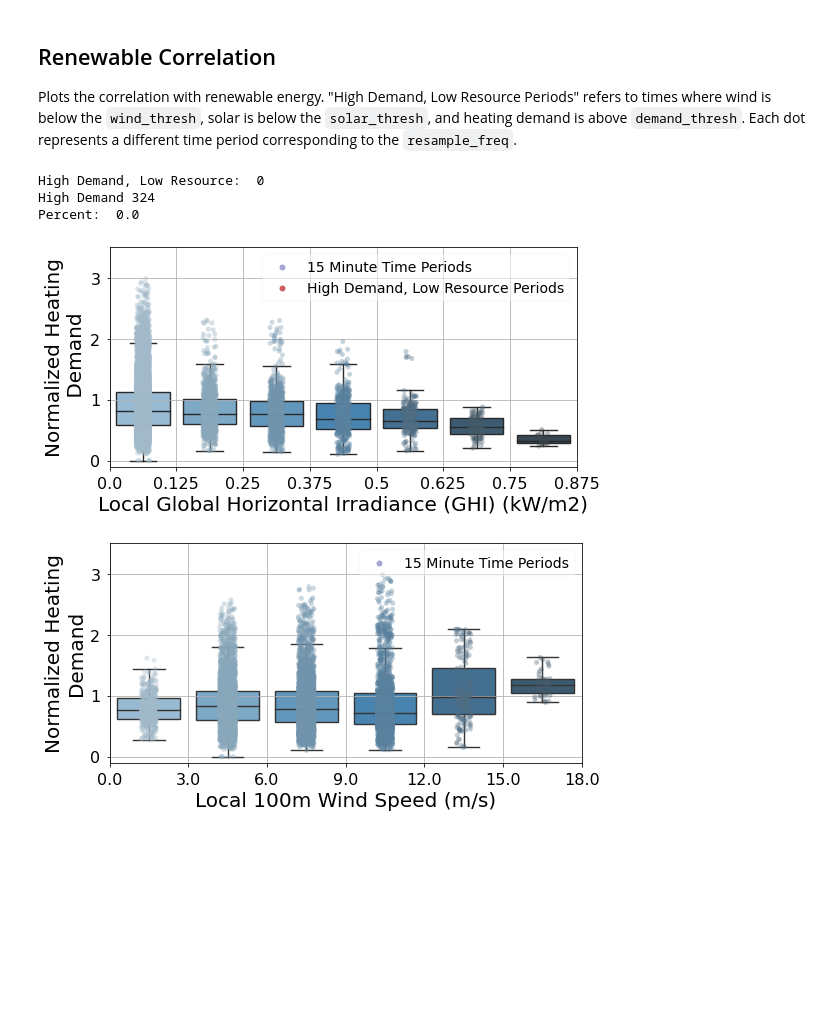
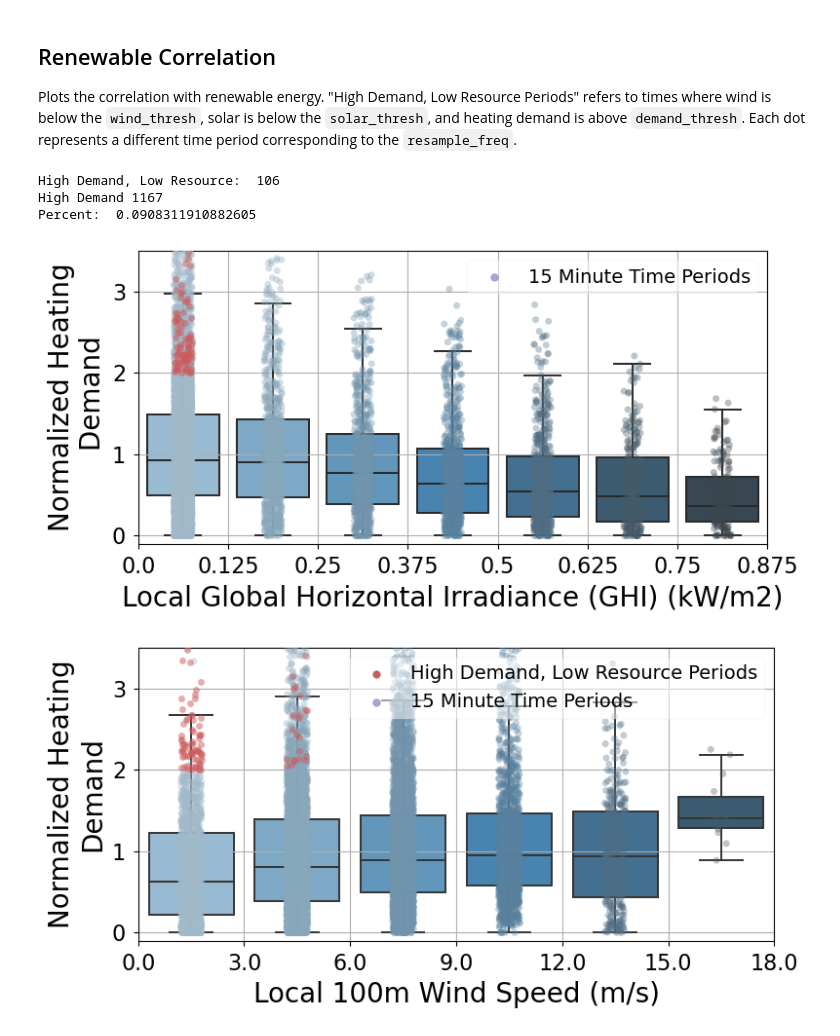
Before and after one commit to boyuan276/smart-heat, a Jupyter notebook: notebooks/plot_demand_profiles_copy.ipynb, the cells around one changed output. Drawn from its saved outputs; the diff is of its cells as text; code cells hidden in the pictures; blank space fills up the shorter version.

```diff
--- a/notebooks/plot_demand_profiles_copy.ipynb
+++ b/notebooks/plot_demand_profiles_copy.ipynb
@@ -58,4 +46,4 @@ Progress: 165/2392 Time: 0.3 min/4.6 min
 # %%
 # Imports df_lists into a dict for easier processing
 # ecobee_dict = analyze.import_ecobee_data(location='NY', size='small', fuel_type='gas')
-ecobee_dict = analyze.import_ecobee_data(location='NY', size='small', fuel_type='hp')
+ecobee_dict = analyze.import_ecobee_data(location='CA', size='small', fuel_type='hp', season='summer')
@@ -83,6 +122,3 @@ nrel = analyze.import_other_heat_data('nrel', location='NYC', daily=False)
 # Setpoint profiles
 
 Plots the daily average setpoint profiles for the ecobee data
-# %%
-f, ax = plot.plot_setpoints(ecobee_dict['grouped_df'], day='weekday')
-f, ax = plot.plot_setpoints(ecobee_dict['grouped_df'], day='weekend')
@@ -93,16 +182,3 @@ f, ax = plot.plot_setpoints(ecobee_dict['grouped_df'], day='weekend')
 # Daily Profile
 
 Plots the daily average heating demand profiles for a list of input data.
-# %%
-f, ax = plot.plot_daily_heating_demand([when2heat_daily,
-                                       synpro_daily,
-                                       nrel_daily,
-                                       ecobee_dict['grouped_daily']['effectiveHeatNorm'],
-#                                        ecobee_dict_hp['grouped_daily']['effectiveHeatNorm']
-                                       ],
-                                      label_list=['When2Heat (Germany)',
-                                                 f'synPRO (Germany)',
-                                                  f'NREL (NYC)',
-                                                  'Smart Thermostat Data (NYS)',
-#                                                  'Smart Thermostat HP Data (NYS)'
-                                                 ])
@@ -110,0 +239,15 @@ f, ax = plot.plot_daily_heating_demand([when2heat_daily,
+# %%
+data_list = [
+    ecobee_dict['grouped_daily']['effectiveHeatNorm'],
+    ecobee_dict['grouped_daily']['effectiveHeatNorm']
+]
+
+label_list = [
+    'Smart Thermostat Data',
+    'Smart Thermostat HP Data'
+]
+
+fig, ax = plot_daily_heating_demand(data_list=data_list,
+                                    label_list=label_list)
+fig.savefig('../plots/normalized_all.pdf', dpi=300)
+plt.show()
@@ -128,10 +475,13 @@ Plots the correlation with renewable energy. "High Demand, Low Resource Periods"
 # %%
 grouped_loc_df_resample, low_resource_high_demand = analyze.renewable_correlation(ecobee_dict['grouped_df_loc'], resample_freq='15T',
                                         wind_thresh=3.5, solar_thresh=.05, demand_thresh=2)
-f, axs = plot.plot_renewable_correlation(grouped_loc_df_resample, low_resource_high_demand)
+fig1, fig2, ax1, ax2 = plot_renewable_correlation(grouped_loc_df_resample, low_resource_high_demand)
+
+fig1.savefig('../plots/demand_vs_solar.png', dpi=300)
+fig2.savefig('../plots/demand_vs_wind.png', dpi=300)
 # %% [output]
-High Demand, Low Resource:  0
-High Demand 324
-Percent:  0.0
+High Demand, Low Resource:  106
+High Demand 1167
+Percent:  0.0908311910882605
-[figure, old version]
+[figure, new version]
-[figure, old version]
+[figure, new version]
```
Also changed, not shown: parts of 28 cells of this notebook, 1 other file.
